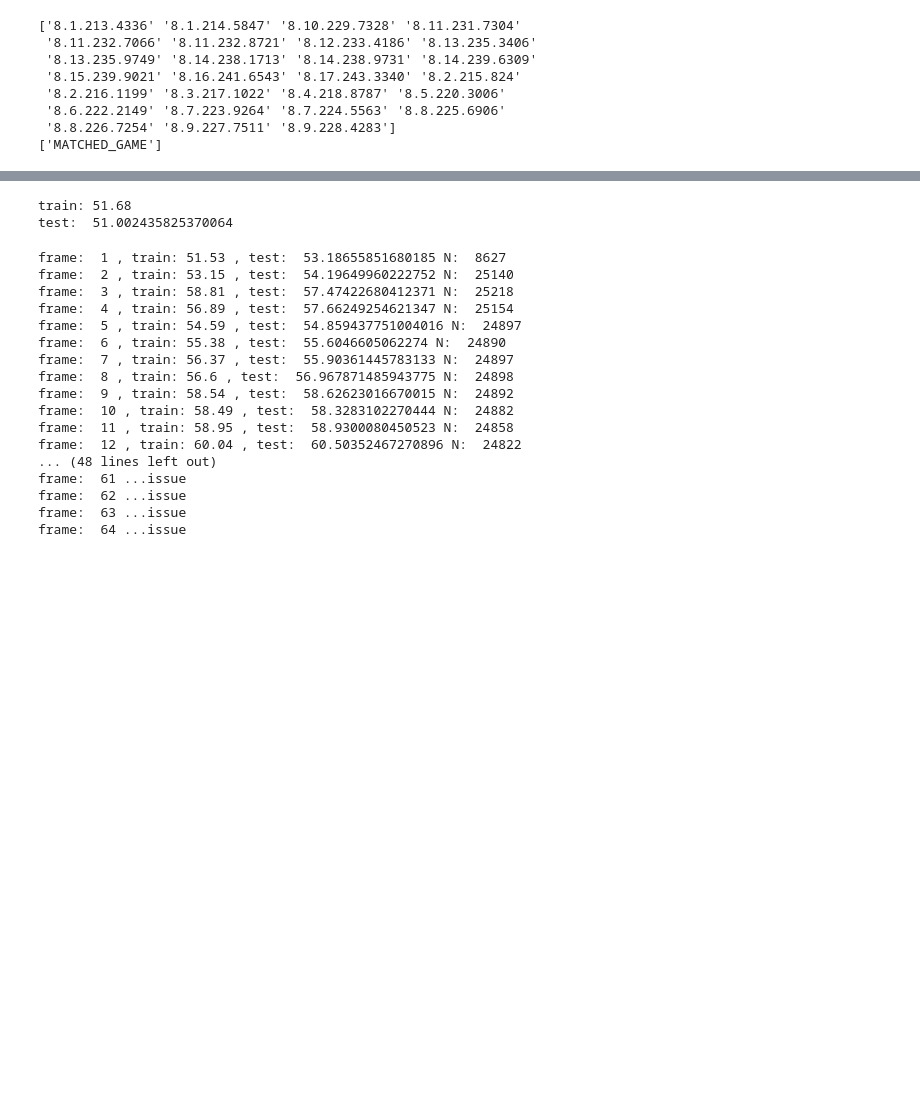
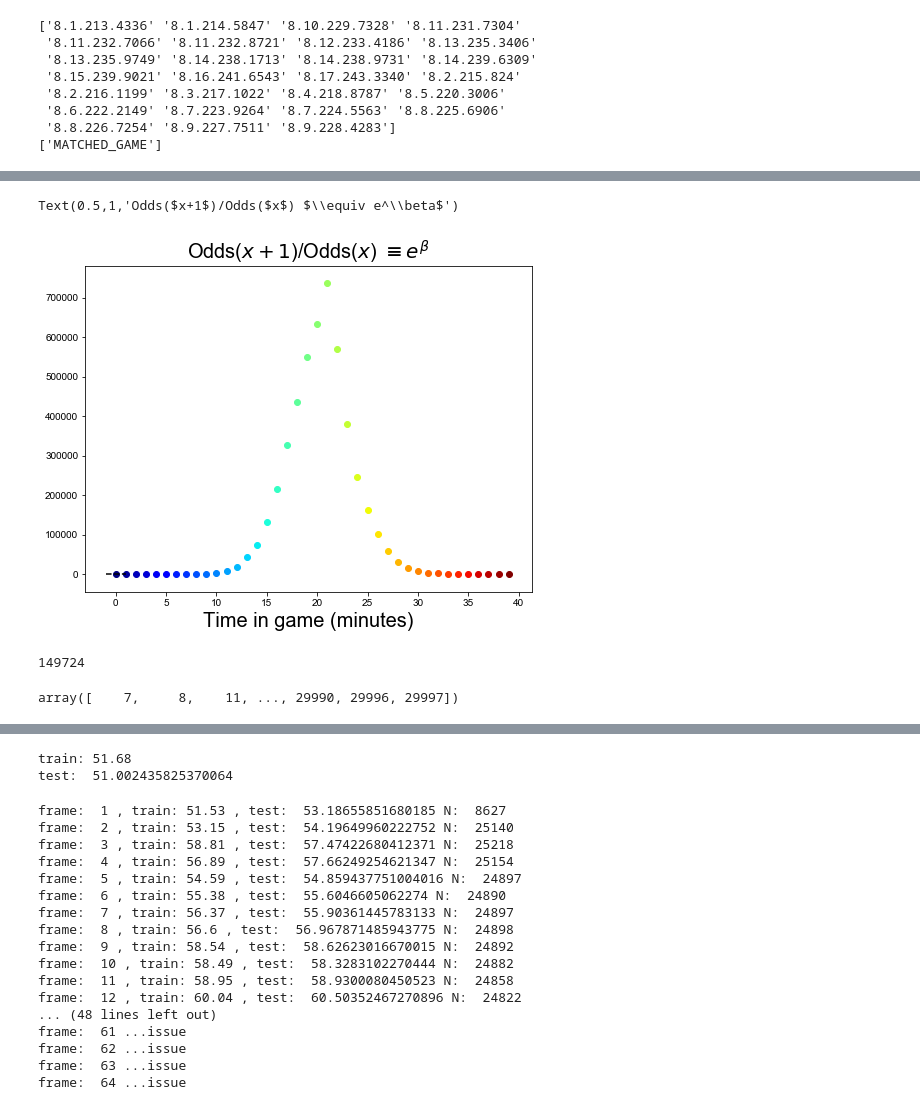
Before and after one commit to clin-projects/LoL-predictor, a Jupyter notebook: analyze_data.ipynb, the cells around one changed output, grey strips where cells are left out. Cells and saved outputs as stored; diff of their text form; code cells hidden in the pictures; blank space fills up the shorter version.

```diff
--- a/analyze_data.ipynb
+++ b/analyze_data.ipynb
@@ -149,3 +174,5 @@ print(n, 'matches')
+# %%
+Y = (Y+1)%2
 # %%
 max_frames = np.max(npzfile['num_frames'])
 max_frames
@@ -154,4 +180,0 @@ max_frames
-# %%
-frame = 0
-X = npzfile['current_gold'][:,frame,2]
-X = X.reshape((n,1))
@@ -157,0 +346,28 @@ X = X.reshape((n,1))
+# %%
+color=cm.jet(np.linspace(0,1,len(coef)))
+
+fig, ax = plt.subplots(figsize=(8,6))
+
+for i, cur_coef in enumerate(coef):
+#    print(np.exp(cur_coef[0]))
+#    plt.plot(range(len(cur_coef[0])), np.exp(cur_coef[0]), label=i, color=color[i])
+    plt.scatter(i, np.exp(cur_coef[0]), label=i, color=color[i])
+
+plt.hlines(0,-1,1,linestyles='--')
+plt.xlabel('Time in game (minutes)',fontsize=20)
+plt.title(r'Odds($X+1$)/Odds($X$) $\equiv e^\beta$',fontsize=20)
+# %% [output]
+Text(0.5,1,'Odds($x+1$)/Odds($x$) $\\equiv e^\\beta$')
+[figure, added]
+# %%
+(max_x - min_x)
+# %% [output]
+149724
+# %%
+import random
+
+random.seed(1)
+random_set = np.sort(random.sample(range(30000),10000))
+random_set
+# %% [output]
+array([    7,     8,    11, ..., 29990, 29996, 29997])
```
Also changed, not shown: parts of 25 cells of this notebook.
